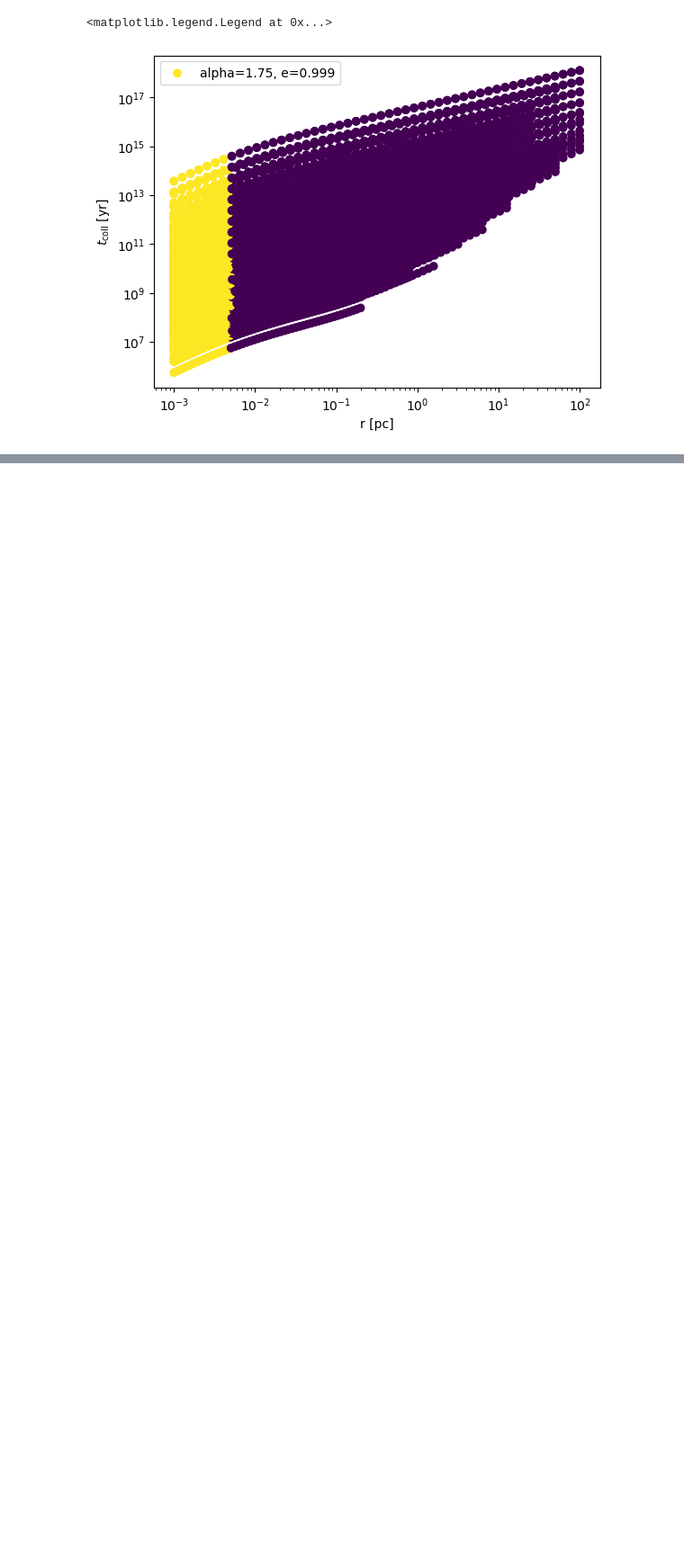
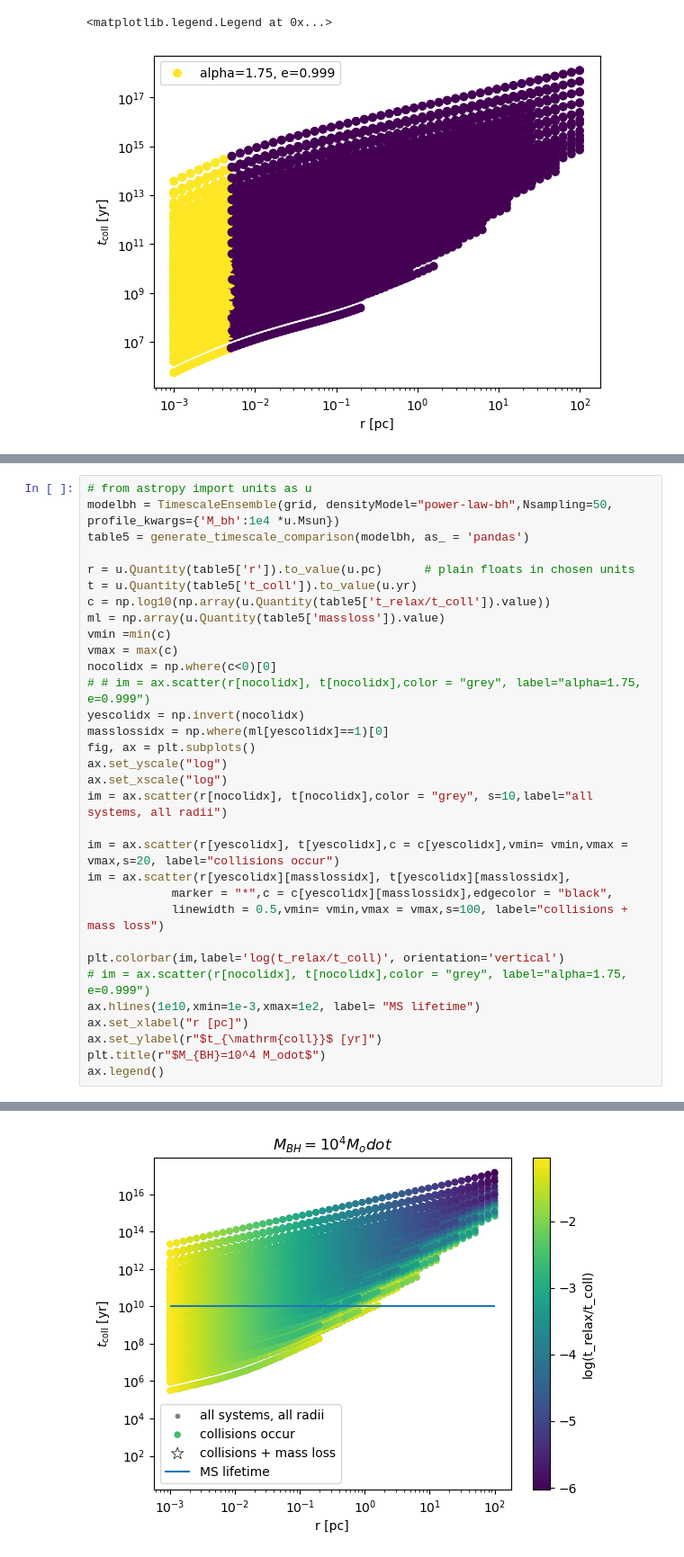
Before and after one commit to astro-claire/model-timescales, a Jupyter notebook: examples/black_hole_versus_pl.ipynb, the cells around one changed output, grey strips where cells are left out. Shown at 90% size. Drawn from its saved outputs; the diff is of its cells as text; blank space fills up the shorter version.

```diff
--- a/examples/black_hole_versus_pl.ipynb
+++ b/examples/black_hole_versus_pl.ipynb
@@ -431,0 +428,33 @@ Using ensemble value of Mstar: 1.0 solMass
+# %%
+# from astropy import units as u
+modelbh = TimescaleEnsemble(grid, densityModel="power-law-bh",Nsampling=50, profile_kwargs={'M_bh':1e4 *u.Msun})
+table5 = generate_timescale_comparison(modelbh, as_ = 'pandas')
+
+r = u.Quantity(table5['r']).to_value(u.pc)      # plain floats in chosen units
+t = u.Quantity(table5['t_coll']).to_value(u.yr)
+c = np.log10(np.array(u.Quantity(table5['t_relax/t_coll']).value))
+ml = np.array(u.Quantity(table5['massloss']).value)
+vmin =min(c)
+vmax = max(c)
+nocolidx = np.where(c<0)[0]
+# # im = ax.scatter(r[nocolidx], t[nocolidx],color = "grey", label="alpha=1.75, e=0.999")
+yescolidx = np.invert(nocolidx)
+masslossidx = np.where(ml[yescolidx]==1)[0]
+fig, ax = plt.subplots()
+ax.set_yscale("log")
+ax.set_xscale("log")
+im = ax.scatter(r[nocolidx], t[nocolidx],color = "grey", s=10,label="all systems, all radii")
+
+im = ax.scatter(r[yescolidx], t[yescolidx],c = c[yescolidx],vmin= vmin,vmax = vmax,s=20, label="collisions occur")
+im = ax.scatter(r[yescolidx][masslossidx], t[yescolidx][masslossidx],
+            marker = "*",c = c[yescolidx][masslossidx],edgecolor = "black",
+            linewidth = 0.5,vmin= vmin,vmax = vmax,s=100, label="collisions + mass loss")
+
+plt.colorbar(im,label='log(t_relax/t_coll)', orientation='vertical')
+# im = ax.scatter(r[nocolidx], t[nocolidx],color = "grey", label="alpha=1.75, e=0.999")
+ax.hlines(1e10,xmin=1e-3,xmax=1e2, label= "MS lifetime")
+ax.set_xlabel("r [pc]")
+ax.set_ylabel(r"$t_{\mathrm{coll}}$ [yr]")
+plt.title(r"$M_{BH}=10^4 M_odot$")
+ax.legend()
+# %% [output]
@@ -431,0 +463 @@ Using ensemble value of Mstar: 1.0 solMass
+[figure, added]
```
Also changed, not shown: parts of 4 cells of this notebook.
